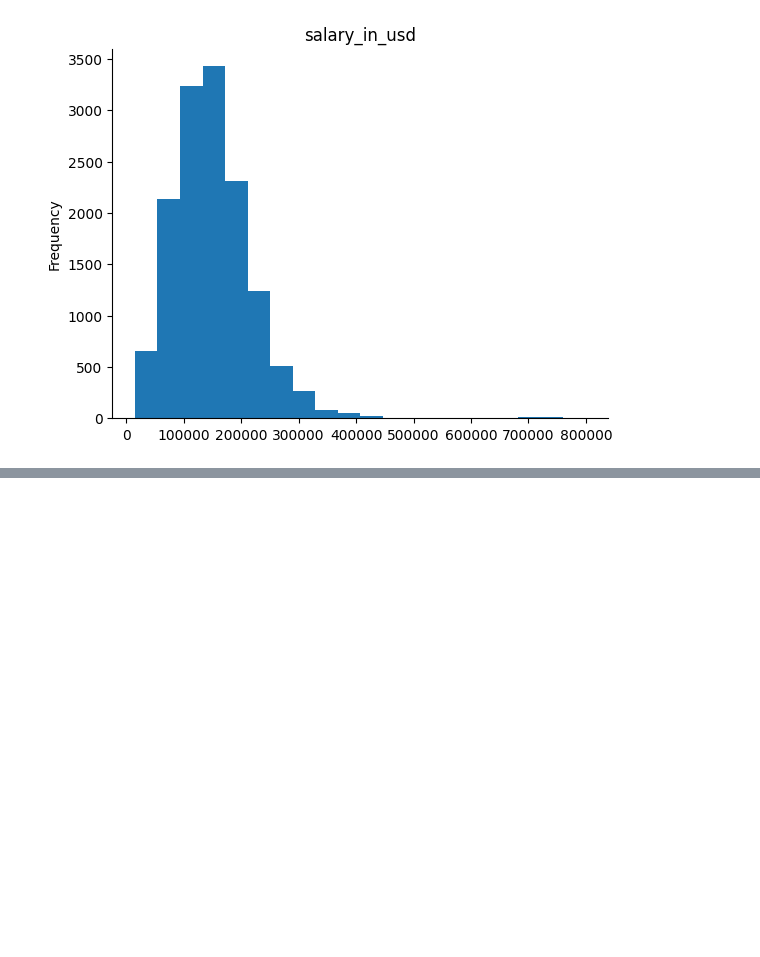
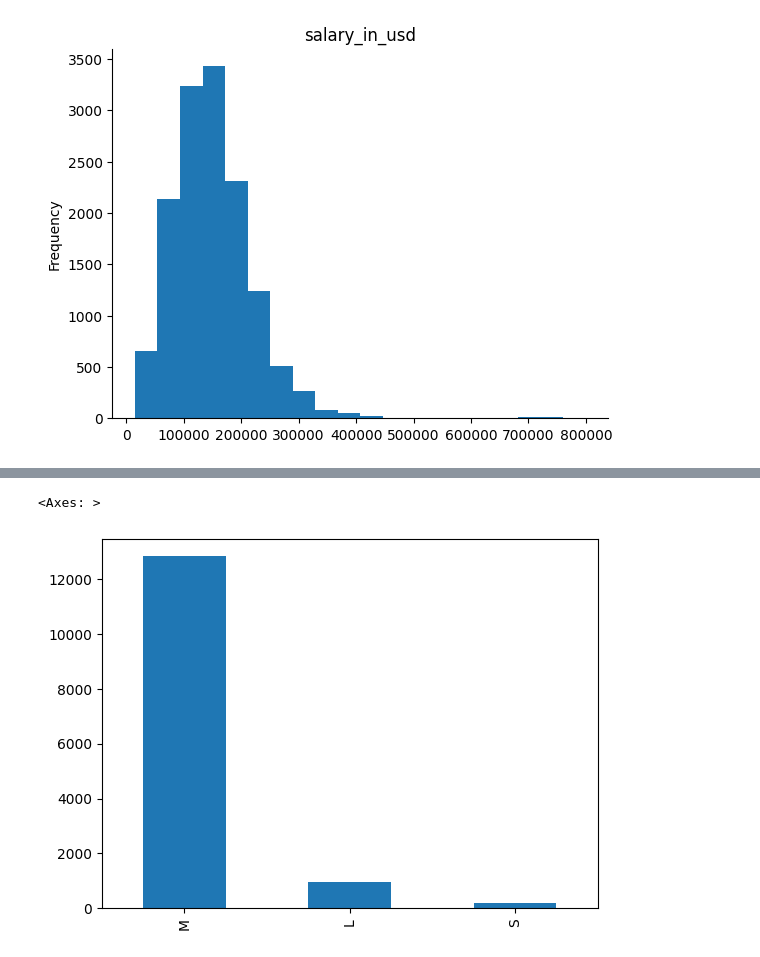
Before and after one commit to MargoNupreichik/DS_jobs_salaries_analysis, a Jupyter notebook: ds_job_salaries.ipynb, the cells around one changed output, grey strips where cells are left out. Cells and saved outputs as stored; diff of their text form; code cells hidden in the pictures; blank space fills up the shorter version.

```diff
--- a/ds_job_salaries.ipynb
+++ b/ds_job_salaries.ipynb
@@ -71,0 +113,5 @@ Passing `palette` without assigning `hue` is deprecated and will be removed in v
+# %%
+df['company_size'].value_counts().plot.bar()
+# %% [output]
+<Axes: >
+[figure, added]
```
Also changed, not shown: parts of 14 cells of this notebook.
